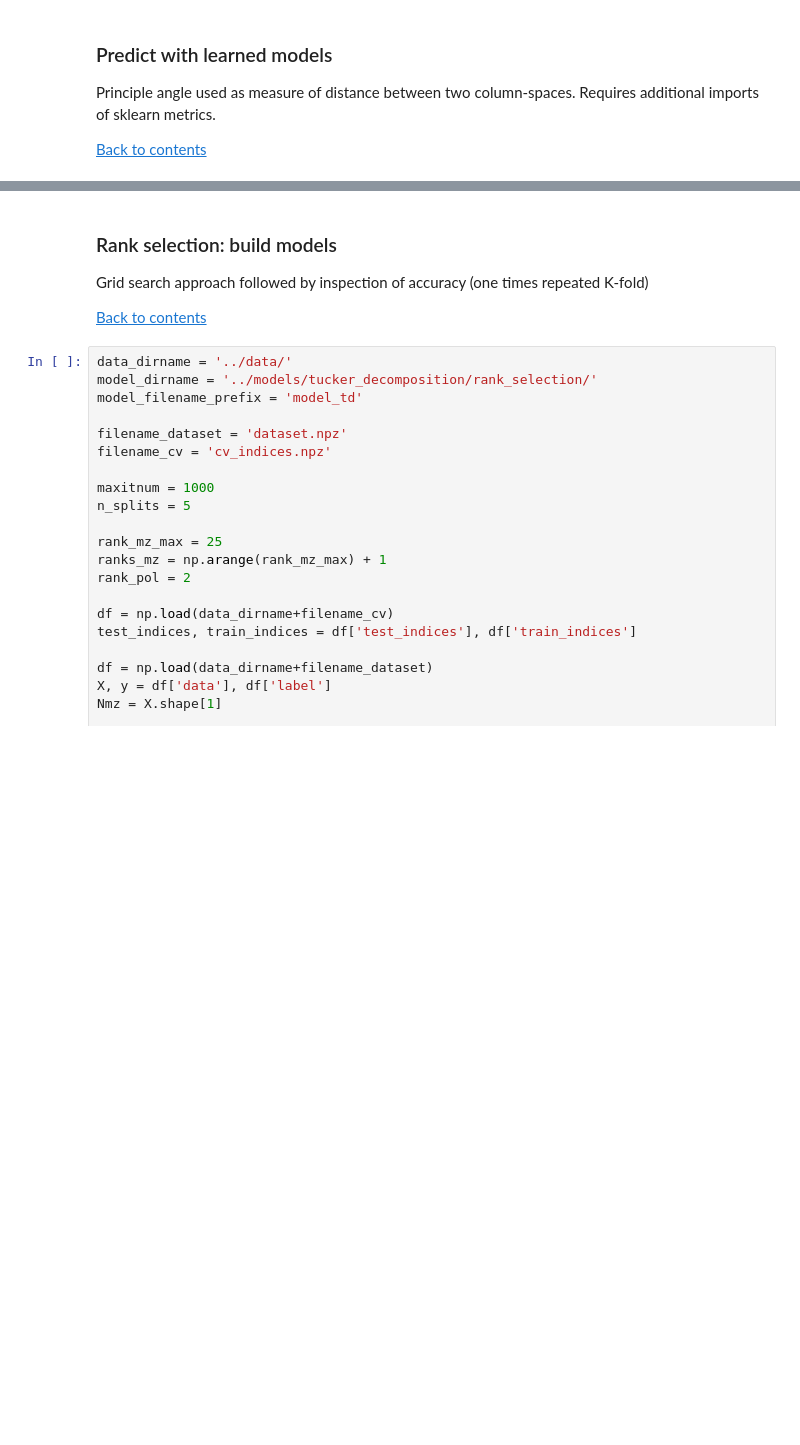
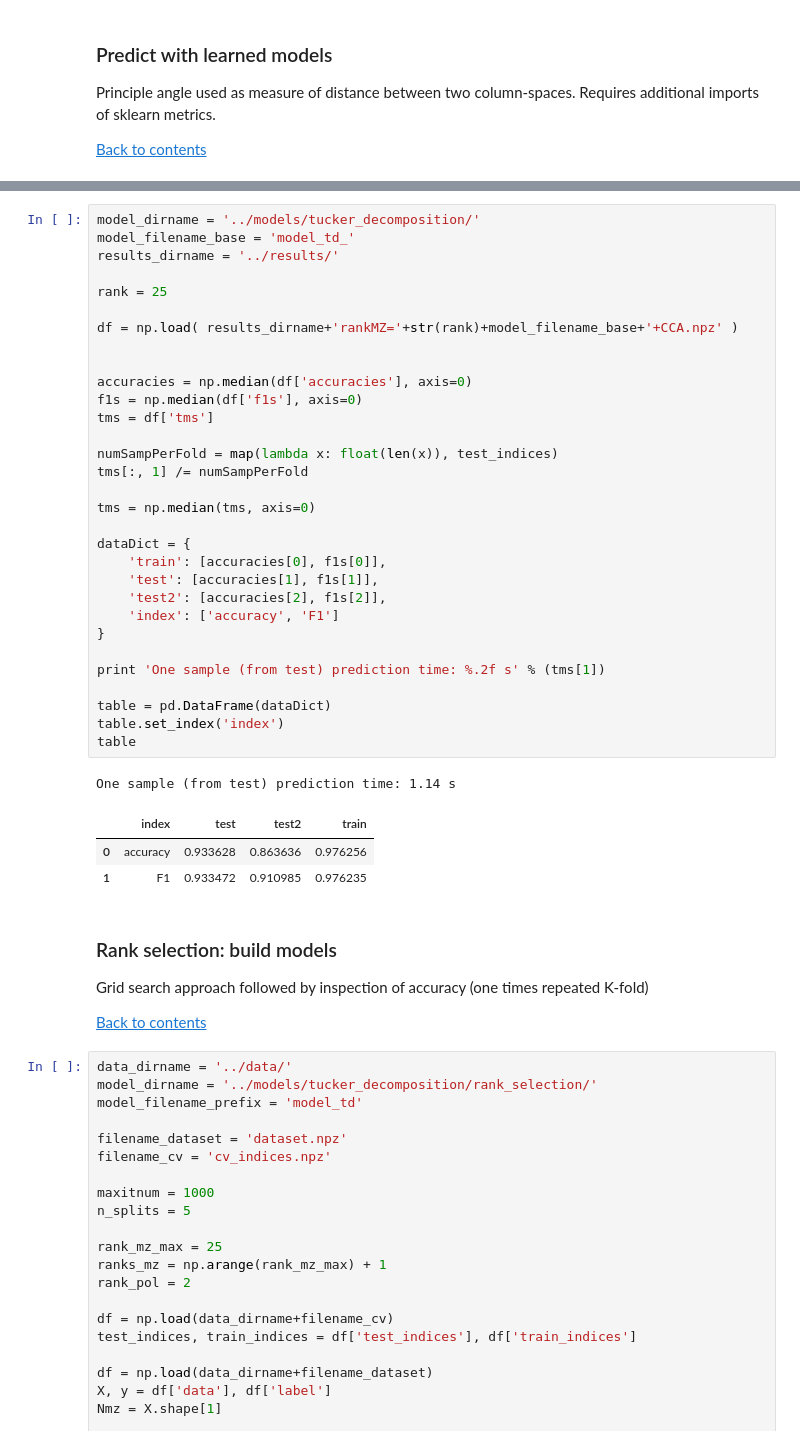
Before and after one commit to kharyuk/chemfin-plasp, a Jupyter notebook: notebooks/3_Tucker.ipynb, the cells around one changed output, grey strips where cells are left out. Saved outputs shown, nothing was run; the diff lists cells and outputs as text; blank space fills up the shorter version.

```diff
--- a/notebooks/3_Tucker.ipynb
+++ b/notebooks/3_Tucker.ipynb
@@ -156,3 +212,39 @@ for ind in xrange(len(train_indices)):
+# %%
+model_dirname = '../models/tucker_decomposition/'
+model_filename_base = 'model_td_'
+results_dirname = '../results/'
+
+rank = 25
+
+df = np.load( results_dirname+'rankMZ='+str(rank)+model_filename_base+'+CCA.npz' )
+
+
+accuracies = np.median(df['accuracies'], axis=0)
+f1s = np.median(df['f1s'], axis=0)
+tms = df['tms']
+
+numSampPerFold = map(lambda x: float(len(x)), test_indices)
+tms[:, 1] /= numSampPerFold
+
+tms = np.median(tms, axis=0)
+
+dataDict = {
+    'train': [accuracies[0], f1s[0]],
+    'test': [accuracies[1], f1s[1]],
+    'test2': [accuracies[2], f1s[2]],
+    'index': ['accuracy', 'F1']
+}
+
+print 'One sample (from test) prediction time: %.2f s' % (tms[1])
+
+table = pd.DataFrame(dataDict)
+table.set_index('index')
+table
+# %% [output]
+One sample (from test) prediction time: 1.14 s
+|  | index | test | test2 | train |
+| 0 | accuracy | 0.933628 | 0.863636 | 0.976256 |
+| 1 | F1 | 0.933472 | 0.910985 | 0.976235 |
 # %% [markdown]
 ### Rank selection: build models
 
```
Also changed, not shown: parts of 8 cells of this notebook, 7 other files.
